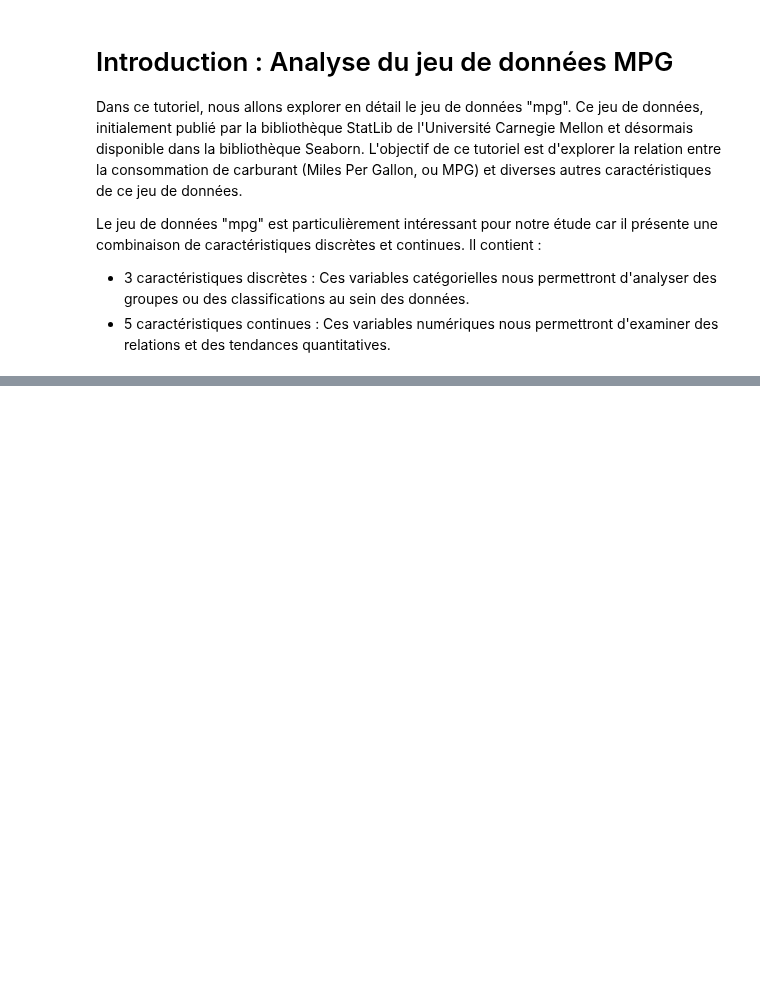
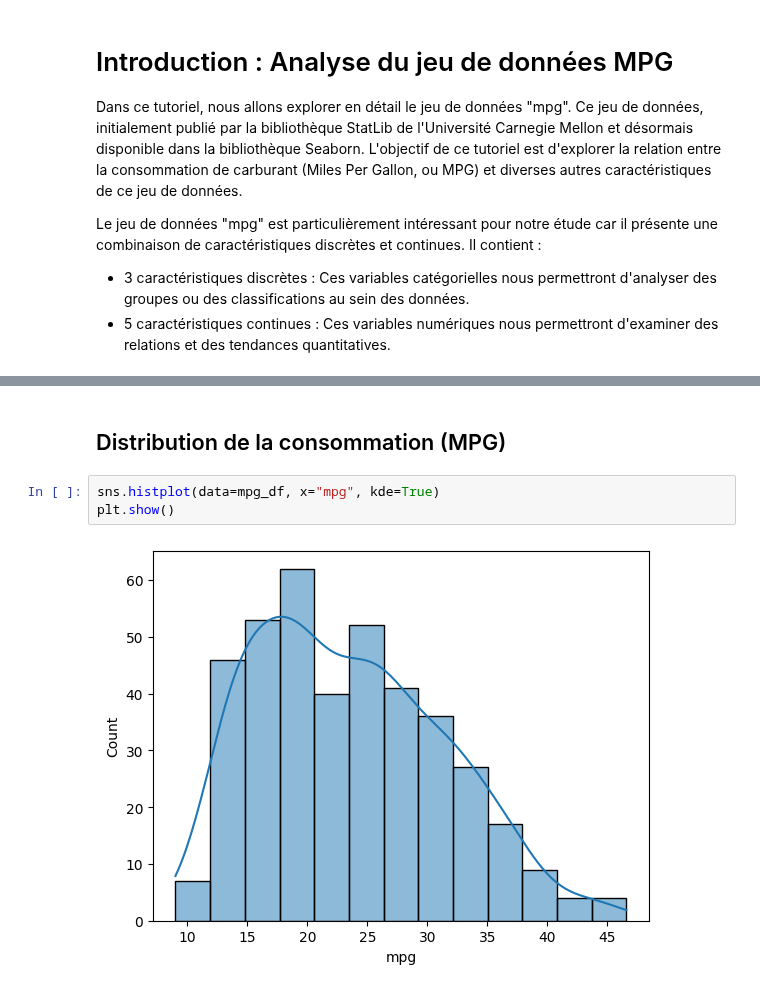
Before and after one commit to rosanajurdi/Data_Visualization_Course, a Jupyter notebook: lab-sessions/lab4-ScatterPlots_line plots_heatmaps.ipynb, the cells around one changed output, grey strips where cells are left out. Cells and saved outputs as stored; diff of their text form; blank space fills up the shorter version.

```diff
--- a/lab-sessions/lab4-ScatterPlots_line plots_heatmaps.ipynb
+++ b/lab-sessions/lab4-ScatterPlots_line plots_heatmaps.ipynb
@@ -19,3 +22,10 @@ mpg_df.head()
 | 2 | 18.0 | 8 | 318.0 | 150.0 | 3436 | 11.0 | 70 | usa | plymouth satellite |
 | 3 | 16.0 | 8 | 304.0 | 150.0 | 3433 | 12.0 | 70 | usa | amc rebel sst |
 | 4 | 17.0 | 8 | 302.0 | 140.0 | 3449 | 10.5 | 70 | usa | ford torino |
+# %% [markdown]
+## Distribution de la consommation (MPG)
+# %%
+sns.histplot(data=mpg_df, x="mpg", kde=True)
+plt.show()
+# %% [output]
+[figure, added]
```
Also changed, not shown: parts of 14 cells of this notebook, 1 other file.
